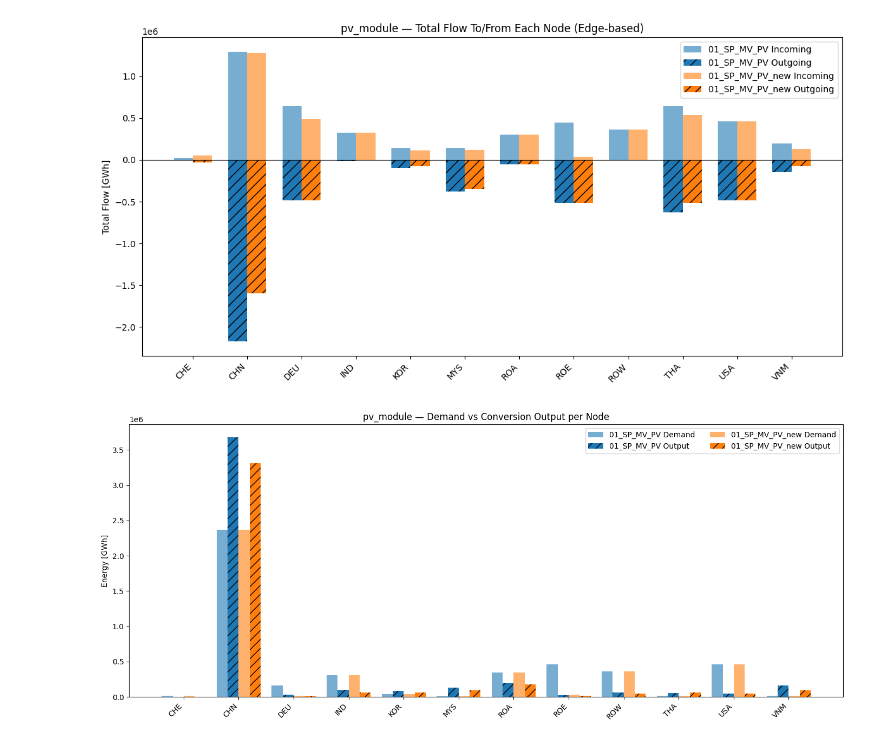
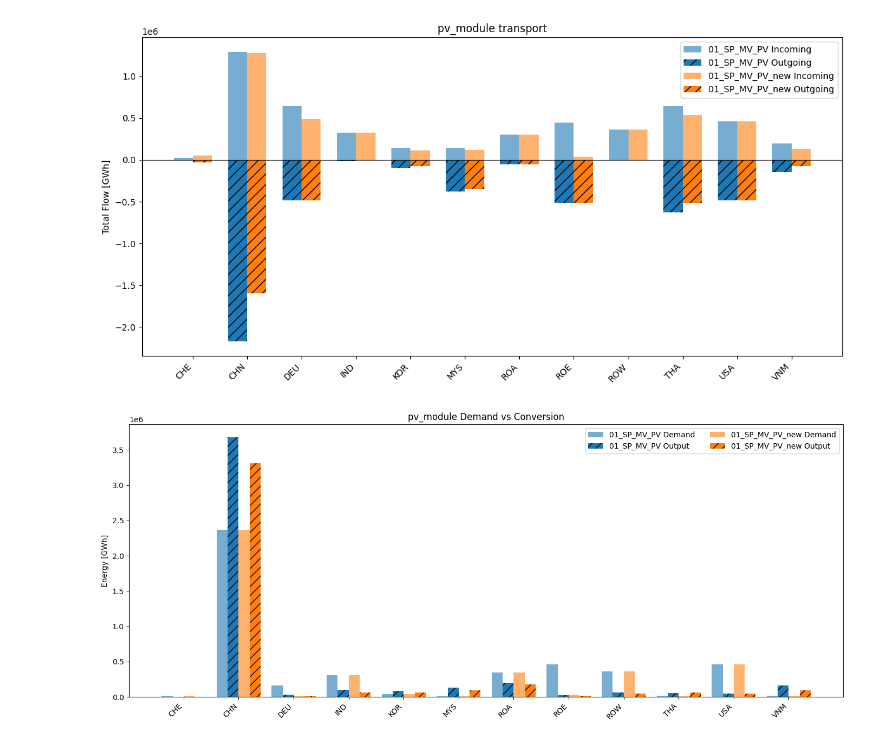
Before and after one commit to NicolaL1/ZEN-garden_SP, a Jupyter notebook: Data_PV/PV_flow_conversion.ipynb, the cells around one changed output. Cells and saved outputs as stored; diff of their text form; code cells hidden in the pictures.

```diff
--- a/Data_PV/PV_flow_conversion.ipynb
+++ b/Data_PV/PV_flow_conversion.ipynb
@@ -17,7 +17,7 @@ r2 = Results(os.path.join("outputs", dataset_name_2))
 # === Save Paths ===
 save_plots = True
 save_path = Path(
-    r"C:\Users\nicol\OneDrive\Desktop\Semester_project\Plots_and_Figures\SCM_plots\conversion_flow_comparison")
+    r"C:\Users\nicol\OneDrive\Desktop\Semester_project\Plots_and_Figures\SCM_plots\PV_device_analysis")
 csv_export_path = Path(r"C:\Users\nicol\OneDrive\Desktop\Semester_project\Plots_and_Figures\device_demand_data")
 os.makedirs(save_path, exist_ok=True)
 os.makedirs(csv_export_path, exist_ok=True)
@@ -81,7 +81,7 @@ def plot_total_flow_per_node_pv_edge_based():
            label=f"{dataset_name_2} Outgoing", color=colors[dataset_name_2], alpha=1.0, hatch='//')
 
     ax.set_ylabel("Total Flow [GWh]")
-    ax.set_title(f"{carrier_filter} — Total Flow To/From Each Node (Edge-based)")
+    ax.set_title(f"{carrier_filter} transport")
     ax.set_xticks(list(x))
     ax.set_xticklabels(all_nodes, rotation=45, ha='right')
     ax.axhline(0, color='black', linewidth=0.8)
@@ -122,33 +122,33 @@ def plot_pv_demand_vs_conversion_output():
 
     width = 0.2
     x = range(len(all_nodes))
     fig, ax = plt.subplots(figsize=(14, 6))
 
     ax.bar([i - width * 1.5 for i in x], demand1.reindex(all_nodes), width=width,
            label=f"{dataset_name_1} Demand", color=colors[dataset_name_1], alpha=0.6)
     ax.bar([i - width * 0.5 for i in x], output1.reindex(all_nodes), width=width,
            label=f"{dataset_name_1} Output", color=colors[dataset_name_1], alpha=1.0, hatch='//')
 
     ax.bar([i + width * 0.5 for i in x], demand2.reindex(all_nodes), width=width,
            label=f"{dataset_name_2} Demand", color=colors[dataset_name_2], alpha=0.6)
     ax.bar([i + width * 1.5 for i in x], output2.reindex(all_nodes), width=width,
            label=f"{dataset_name_2} Output", color=colors[dataset_name_2], alpha=1.0, hatch='//')
 
     ax.set_ylabel("Energy [GWh]")
-    ax.set_title(f"{carrier_filter} — Demand vs Conversion Output per Node")
+    ax.set_title(f"{carrier_filter} Demand vs Conversion")
     ax.set_xticks(list(x))
     ax.set_xticklabels(all_nodes, rotation=45, ha='right')
     ax.legend(ncol=2)
     plt.tight_layout()
 
     if save_plots:
         plt.savefig(save_path / f"{carrier_filter}_demand_vs_output_by_node.pdf", format='pdf', bbox_inches='tight')
     plt.show()
 
 
 # === Run All Plots ===
 plot_total_flow_per_node_pv_edge_based()
 plot_pv_demand_vs_conversion_output()
 # %% [output]
-[figure, old version]
+[figure, new version]
-[figure, old version]
+[figure, new version]
```
